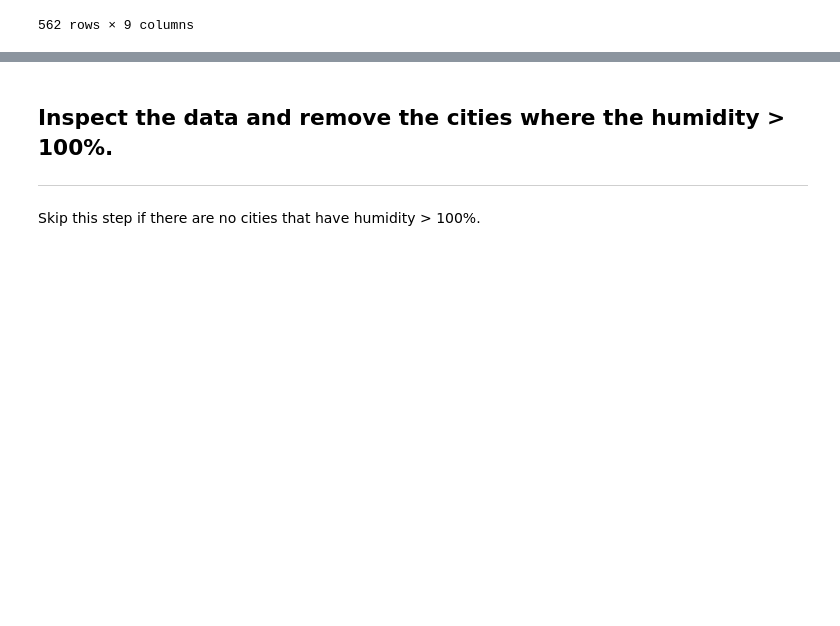
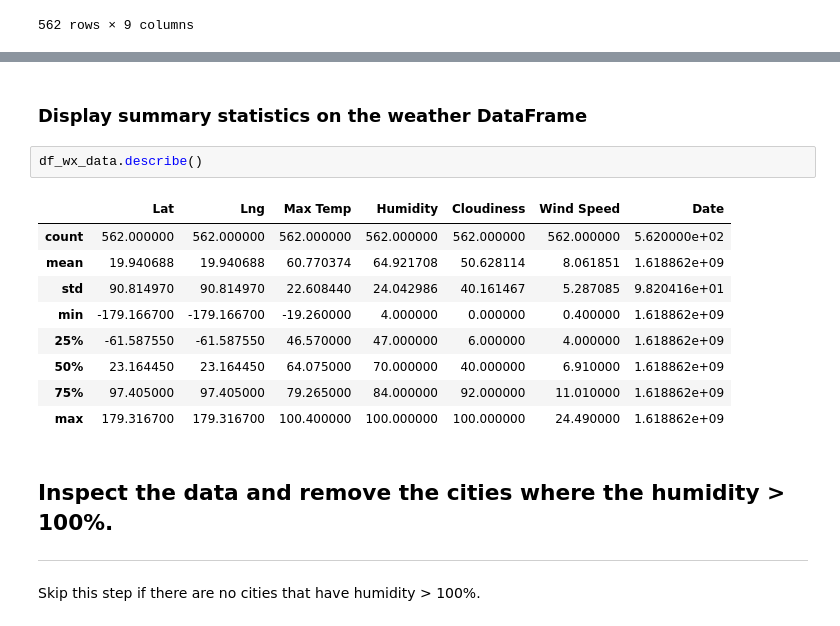
Before and after one commit to NicoleLund/pythonAPI-weatherAnalysis, a Jupyter notebook: WeatherPy/WeatherPy.ipynb, the cells around one changed output, grey strips where cells are left out. Saved outputs shown, nothing was run; the diff lists cells and outputs as text; blank space fills up the shorter version.

Commit message:
Confirm cities < 100% humidity

```diff
--- a/WeatherPy/WeatherPy.ipynb
+++ b/WeatherPy/WeatherPy.ipynb
@@ -181,3 +170,17 @@ df_wx_data
+# %% [markdown]
+### Display summary statistics on the weather DataFrame
+# %%
+df_wx_data.describe()
+# %% [output]
+|  | Lat | Lng | Max Temp | Humidity | Cloudiness | Wind Speed | Date |
+| count | 562.000000 | 562.000000 | 562.000000 | 562.000000 | 562.000000 | 562.000000 | 5.620000e+02 |
+| mean | 19.940688 | 19.940688 | 60.770374 | 64.921708 | 50.628114 | 8.061851 | 1.618862e+09 |
+| std | 90.814970 | 90.814970 | 22.608440 | 24.042986 | 40.161467 | 5.287085 | 9.820416e+01 |
+| min | -179.166700 | -179.166700 | -19.260000 | 4.000000 | 0.000000 | 0.400000 | 1.618862e+09 |
+| 25% | -61.587550 | -61.587550 | 46.570000 | 47.000000 | 6.000000 | 4.000000 | 1.618862e+09 |
+| 50% | 23.164450 | 23.164450 | 64.075000 | 70.000000 | 40.000000 | 6.910000 | 1.618862e+09 |
+| 75% | 97.405000 | 97.405000 | 79.265000 | 84.000000 | 92.000000 | 11.010000 | 1.618862e+09 |
+| max | 179.316700 | 179.316700 | 100.400000 | 100.000000 | 100.000000 | 24.490000 | 1.618862e+09 |
 # %% [markdown]
 ## Inspect the data and remove the cities where the humidity > 100%.
 ----
```
Also changed, not shown: parts of 1 cell of this notebook.
